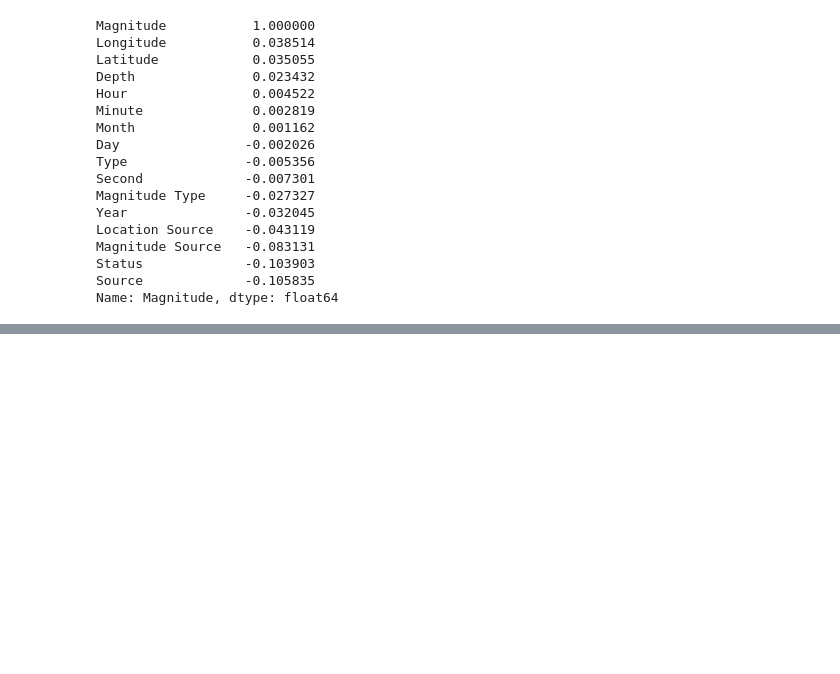
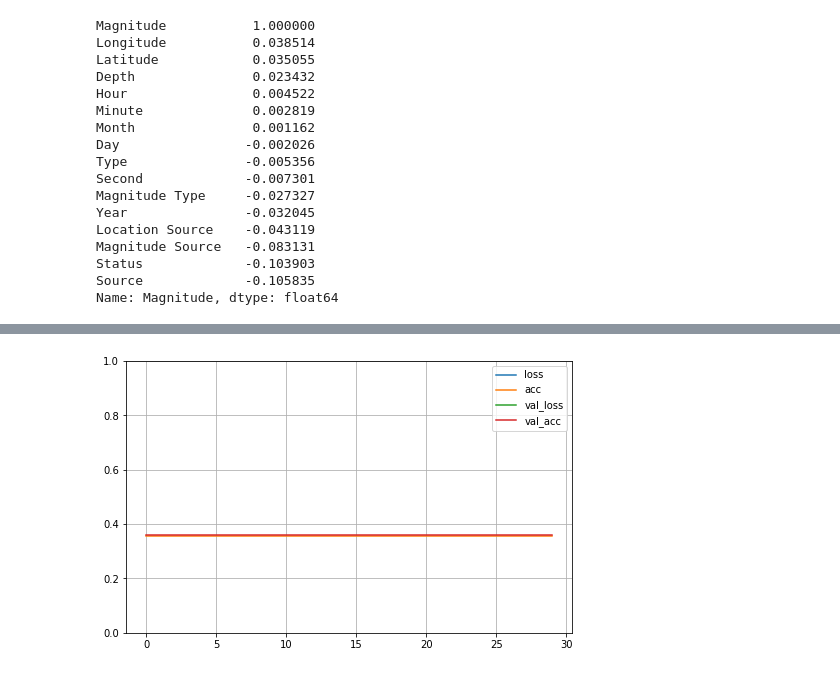
Before and after one commit to n1ddeh/CS-431-Earquake-Analysis-with-Machine-Learning, a Jupyter notebook: Earthquake Notebook.ipynb, the cells around one changed output, grey strips where cells are left out. Cells and saved outputs as stored; diff of their text form; code cells hidden in the pictures; blank space fills up the shorter version.

```diff
--- a/Earthquake Notebook.ipynb
+++ b/Earthquake Notebook.ipynb
@@ -185,9 +172,26 @@ Magnitude Source   -0.083131
 Status             -0.103903
 Source             -0.105835
 Name: Magnitude, dtype: float64
+# %%
+### Splitting Training and Testing Data ###
+from sklearn.model_selection import train_test_split
+
+# Random sampling method
+train_set, test_set = train_test_split(df, test_size=0.2, random_state=42)
+input_labels = ['Type', 'Depth', 'Magnitude', 'Magnitude Type', 'Source', 'Location Source', 'Magnitude Source', 'Status', 'Year', 'Month',
+                    'Day', 'Hour', 'Minute', 'Second']
+output_labels = ['Latitude', 'Longitude']
+x_train = train_set[input_labels].copy()
+y_train = train_set[output_labels].copy()
+x_valid = test_set[input_labels].copy()
+y_valid = test_set[output_labels].copy()
 # %%
 import tensorflow as tf
 from tensorflow import keras
 
-model = keras.models.Sequential()
-model.add(keras.layers.Dense(4, input_dim=4, kernel_initializer='normal', activation='relu'))
+model = keras.models.Sequential([
+    keras.layers.InputLayer(input_shape=(14,)),
+    keras.layers.Dense(100, activation="relu"),
+    keras.layers.Dense(100, activation="relu"),
+    keras.layers.Dense(2, activation="tanh")
+])
@@ -193,0 +218,7 @@ model.add(keras.layers.Dense(4, input_dim=4, kernel_initializer='normal', activa
+# %%
+model.compile(loss='mean_squared_error',
+             optimizer='sgd',
+             metrics=['accuracy'])
+# %%
+history = model.fit(x_train, y_train, epochs=1000,
+                   validation_data=(x_valid, y_valid))
@@ -193,0 +244,7 @@ model.add(keras.layers.Dense(4, input_dim=4, kernel_initializer='normal', activa
+# %%
+pd.DataFrame(history.history).plot(figsize=(8, 5))
+plt.grid(True)
+plt.gca().set_ylim(0, 1)
+plt.show()
+# %% [output]
+[figure, added]
```
Also changed, not shown: parts of 7 cells of this notebook.
